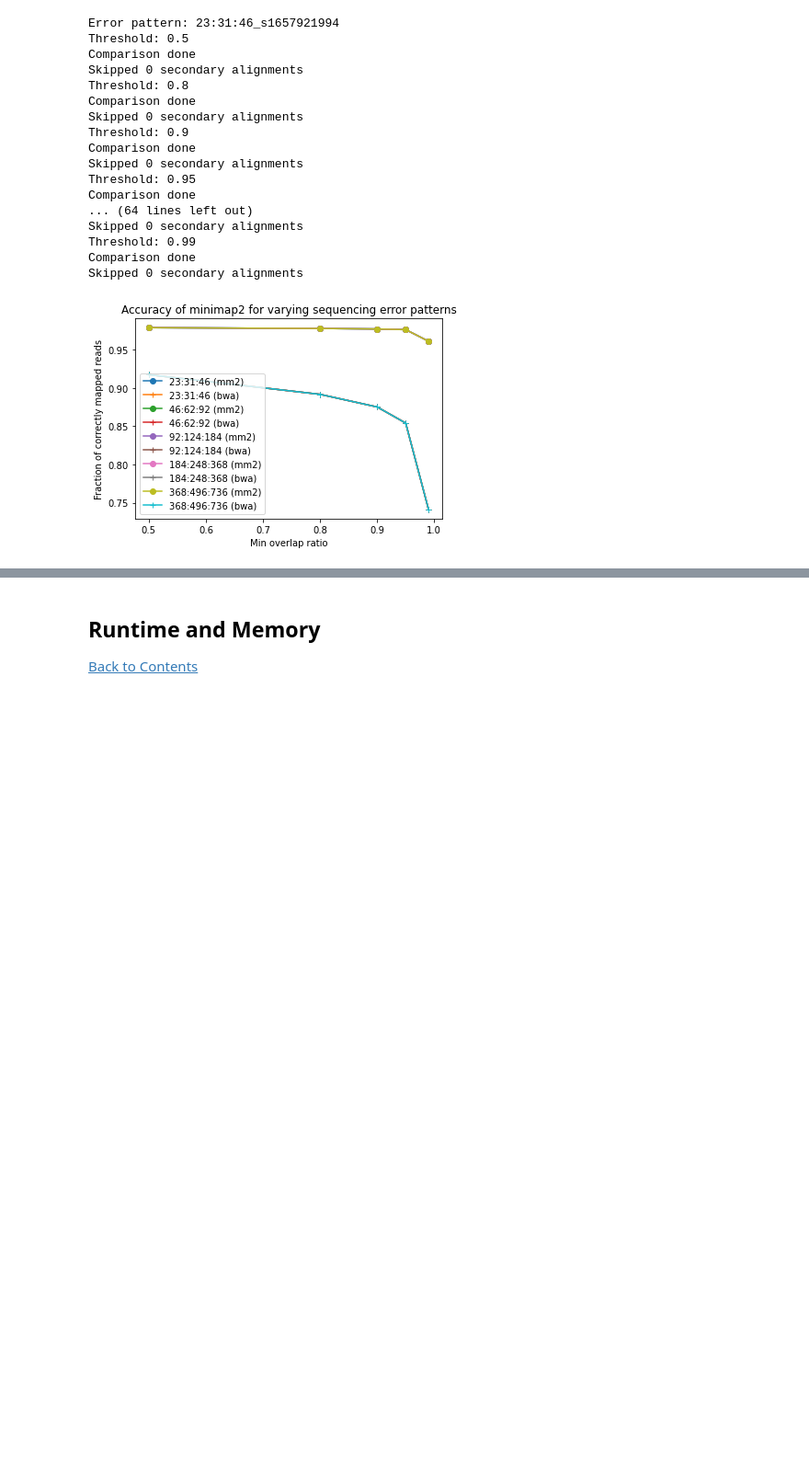
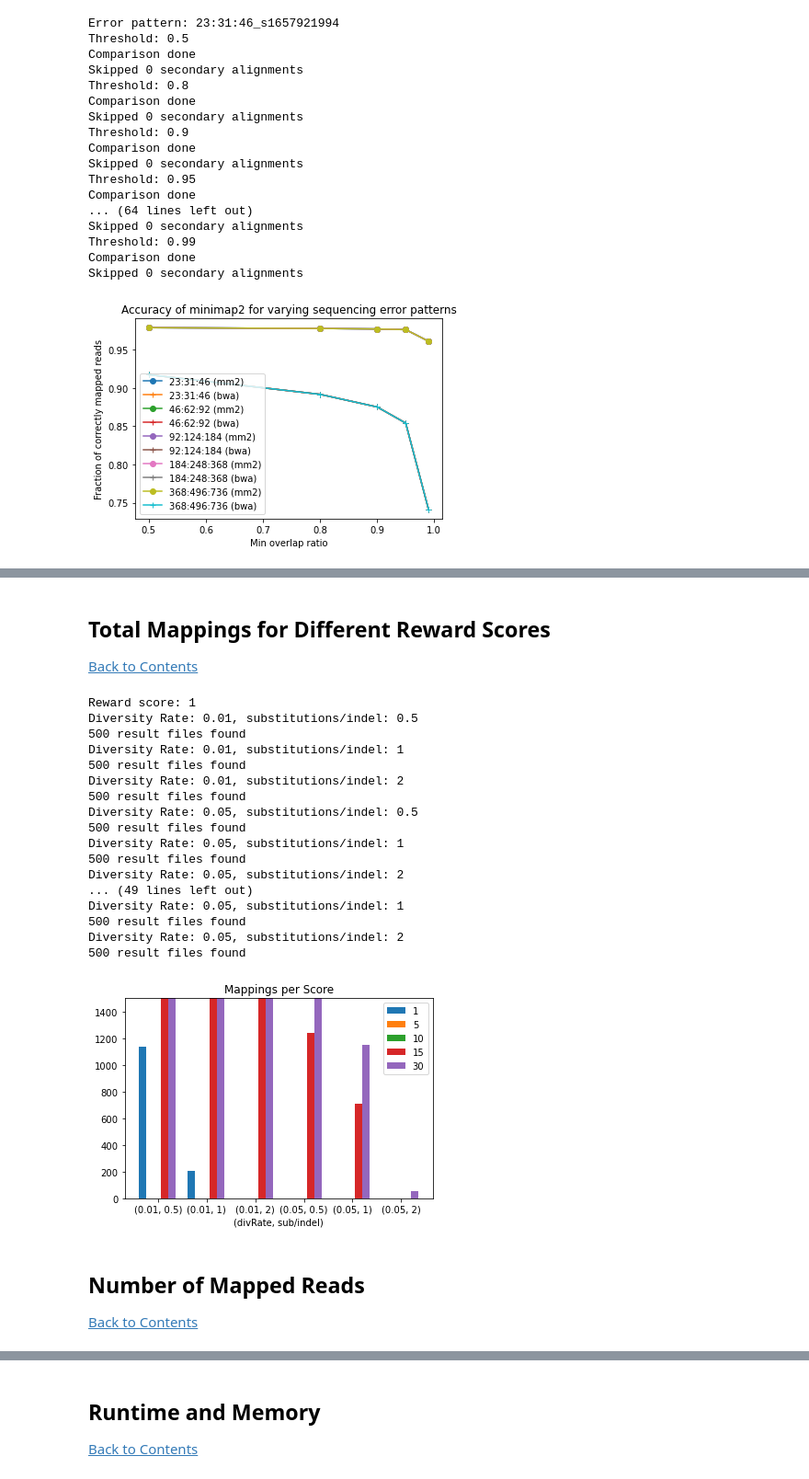
Before and after one commit to medvedevgroup/eskemap, a Jupyter notebook: SimilarityMeasures.ipynb, the cells around one changed output, grey strips where cells are left out. Shown at 92% size. Cells and saved outputs as stored; diff of their text form; code cells hidden in the pictures; blank space fills up the shorter version.

Commit message:
Some analyses of experimental results in notebook, extended experiments in notebook a little bit and commented some logging messenges in DP C++ code

```diff
--- a/SimilarityMeasures.ipynb
+++ b/SimilarityMeasures.ipynb
@@ -1693,0 +1537,56 @@ for t in resFilesPerTool.keys():
+# %% [markdown]
+## Total Mappings for Different Reward Scores
+[Back to Contents](#Contents-3)
+# %%
+resFilesPerScore = {}
+copyScores = [1, 5, 10, 15, 30]
+
+for c in copyScores:
+    print("Reward score:", c)
+
+    resFilesPerScore[c] = {}
+
+    for d in divRates:
+        for s in subIndelRats:
+            dsCombi = f"m{(d * s):.3f}_d{d}_i{d}"
+            resFilesPerScore[c][(d, s)] = glob(f"../simulations/homologies/homologies_rl400000_rid*_" + \
+                                                  f"{dsCombi}_cn3_tl50000_chP6C4_ep0:0:0_ri*_c{c}_*")
+
+            print(f"Diversity Rate: {d}, substitutions/indel: {s}")
+            print(f"{len(resFilesPerScore[c][(d, s)])} result files found")
+
+nbMappingsPerScore = {}
+
+for c in copyScores:
+    nbMappingsPerScore[c] = {}
+
+    for d in divRates:
+        for s in subIndelRats:
+            nbMappingsPerScore[c][(d, s)] = 0
+
+            for f in resFilesPerScore[c][(d, s)]:
+                nbMappingsPerScore[c][(d, s)] += len(open(f, 'r').readlines())
+
+makeX_CategoricalBarPlot(nbMappingsPerScore, "Mappings per Score", "(divRate, sub/indel)")
+# %% [output]
+Reward score: 1
+Diversity Rate: 0.01, substitutions/indel: 0.5
+500 result files found
+Diversity Rate: 0.01, substitutions/indel: 1
+500 result files found
+Diversity Rate: 0.01, substitutions/indel: 2
+500 result files found
+Diversity Rate: 0.05, substitutions/indel: 0.5
+500 result files found
+Diversity Rate: 0.05, substitutions/indel: 1
+500 result files found
+Diversity Rate: 0.05, substitutions/indel: 2
+... (49 lines left out)
+Diversity Rate: 0.05, substitutions/indel: 1
+500 result files found
+Diversity Rate: 0.05, substitutions/indel: 2
+500 result files found
+[figure, added]
+# %% [markdown]
+## Number of Mapped Reads
+[Back to Contents](#Contents-3)
```
Also changed, not shown: parts of 19 cells of this notebook, 4 other files.
